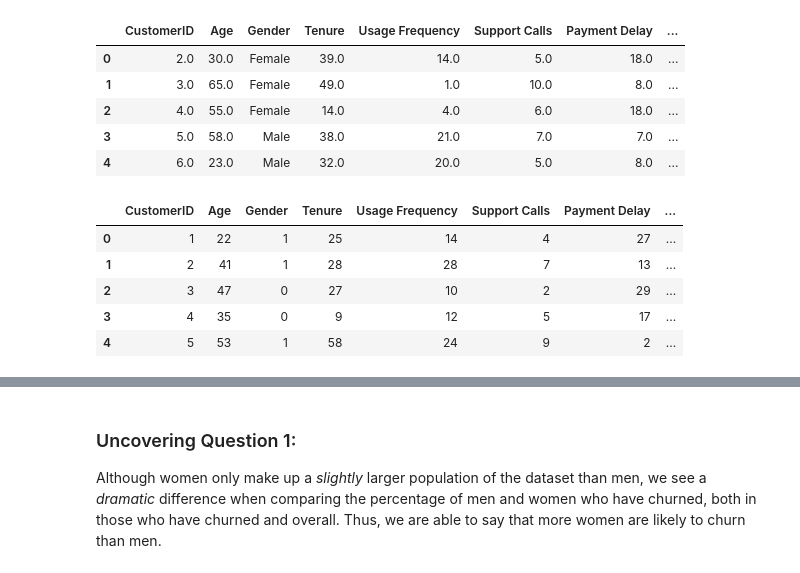
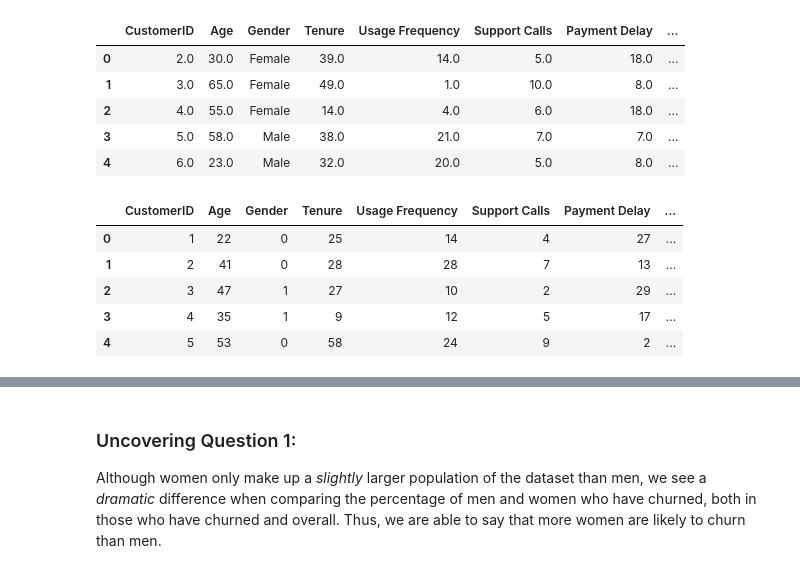
Before and after one commit to sahithidj/p1-customer-churn, a Jupyter notebook: notebooks/customer-churn.ipynb, the cells around one changed output, grey strips where cells are left out. Drawn from its saved outputs; the diff is of its cells as text; code cells hidden in the pictures.

```diff
--- a/notebooks/customer-churn.ipynb
+++ b/notebooks/customer-churn.ipynb
@@ -71,15 +71,15 @@ test_df.head()
 # %%
 #change categorical data types to be numerical:
 train_df['Gender'] = train_df['Gender'].str.strip().str.capitalize()
-train_df["Gender"] = train_df["Gender"].map({"Female" : 1, "Male" : 0})
+train_df["Gender"] = train_df["Gender"].map({"Female" : 0, "Male" : 1})
 train_df.head()
 # %% [output]
 |  | CustomerID | Age | Gender | Tenure | Usage Frequency | Support Calls | Payment Delay | ... |
-| 0 | 1 | 22 | 1 | 25 | 14 | 4 | 27 | ... |
-| 1 | 2 | 41 | 1 | 28 | 28 | 7 | 13 | ... |
-| 2 | 3 | 47 | 0 | 27 | 10 | 2 | 29 | ... |
-| 3 | 4 | 35 | 0 | 9 | 12 | 5 | 17 | ... |
-| 4 | 5 | 53 | 1 | 58 | 24 | 9 | 2 | ... |
+| 0 | 1 | 22 | 0 | 25 | 14 | 4 | 27 | ... |
+| 1 | 2 | 41 | 0 | 28 | 28 | 7 | 13 | ... |
+| 2 | 3 | 47 | 1 | 27 | 10 | 2 | 29 | ... |
+| 3 | 4 | 35 | 1 | 9 | 12 | 5 | 17 | ... |
+| 4 | 5 | 53 | 0 | 58 | 24 | 9 | 2 | ... |
 # %%
 train_df.describe()
 # %% [output]
```
Also changed, not shown: parts of 5 cells of this notebook, 3 other files.
